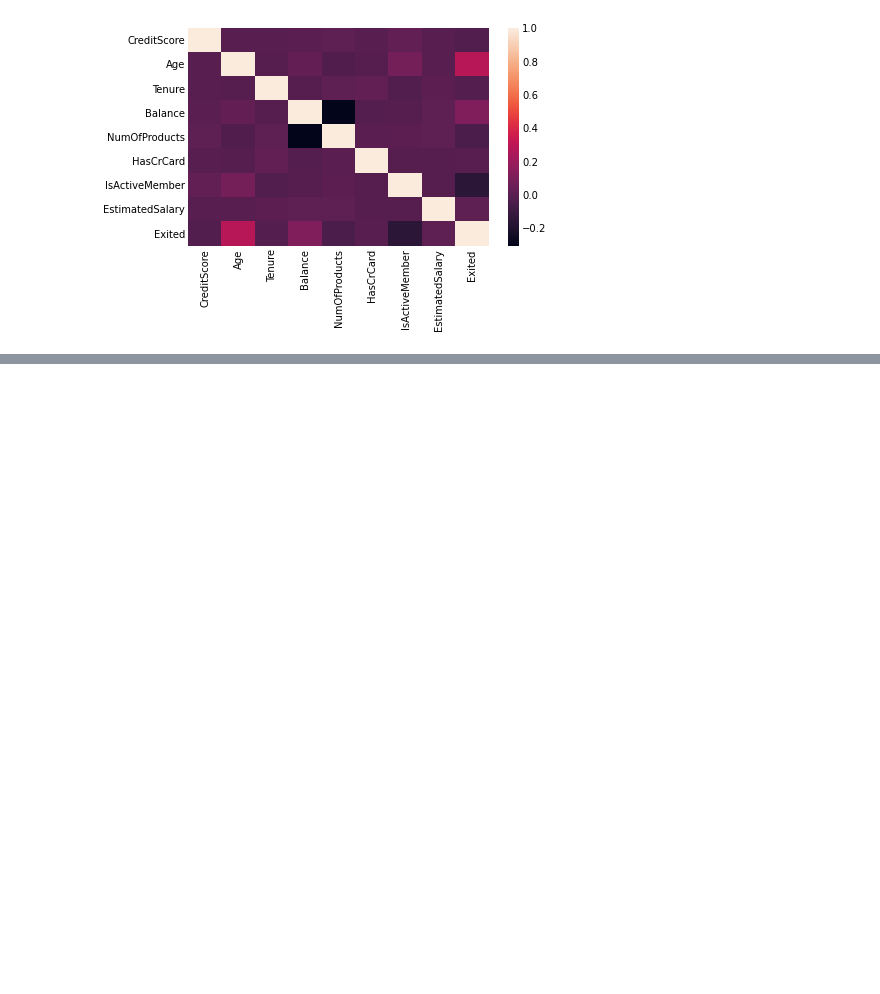
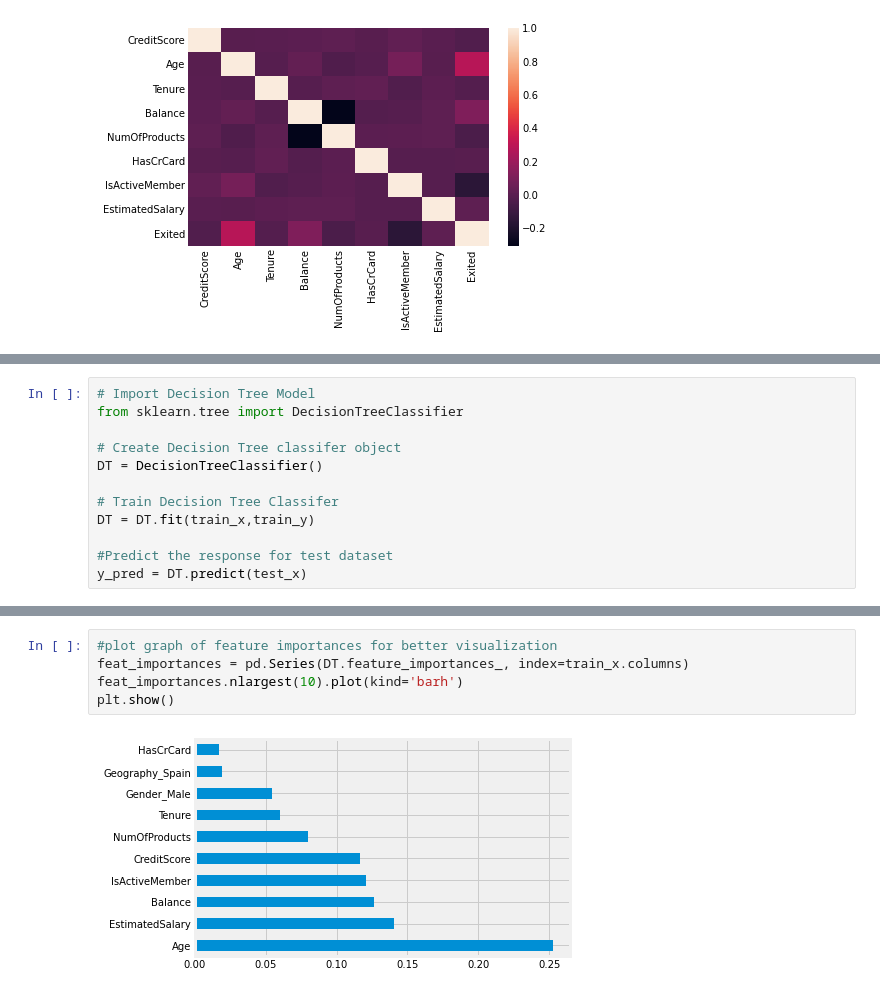
Before and after one commit to raaayden/GA_Project_Code_Challenge_3, a Jupyter notebook: project_final.ipynb, the cells around one changed output, grey strips where cells are left out. Cells and saved outputs as stored; diff of their text form; blank space fills up the shorter version.

Commit message:
asf update 4
update decision tree

```diff
--- a/project_final.ipynb
+++ b/project_final.ipynb
@@ -490,0 +491,12 @@ plt.show()
+# %%
+# Import Decision Tree Model
+from sklearn.tree import DecisionTreeClassifier
+
+# Create Decision Tree classifer object
+DT = DecisionTreeClassifier()
+
+# Train Decision Tree Classifer
+DT = DT.fit(train_x,train_y)
+
+#Predict the response for test dataset
+y_pred = DT.predict(test_x)
@@ -490,0 +526,7 @@ plt.show()
+# %%
+#plot graph of feature importances for better visualization
+feat_importances = pd.Series(DT.feature_importances_, index=train_x.columns)
+feat_importances.nlargest(10).plot(kind='barh')
+plt.show()
+# %% [output]
+[figure, added]
```
Also changed, not shown: parts of 38 cells of this notebook.
